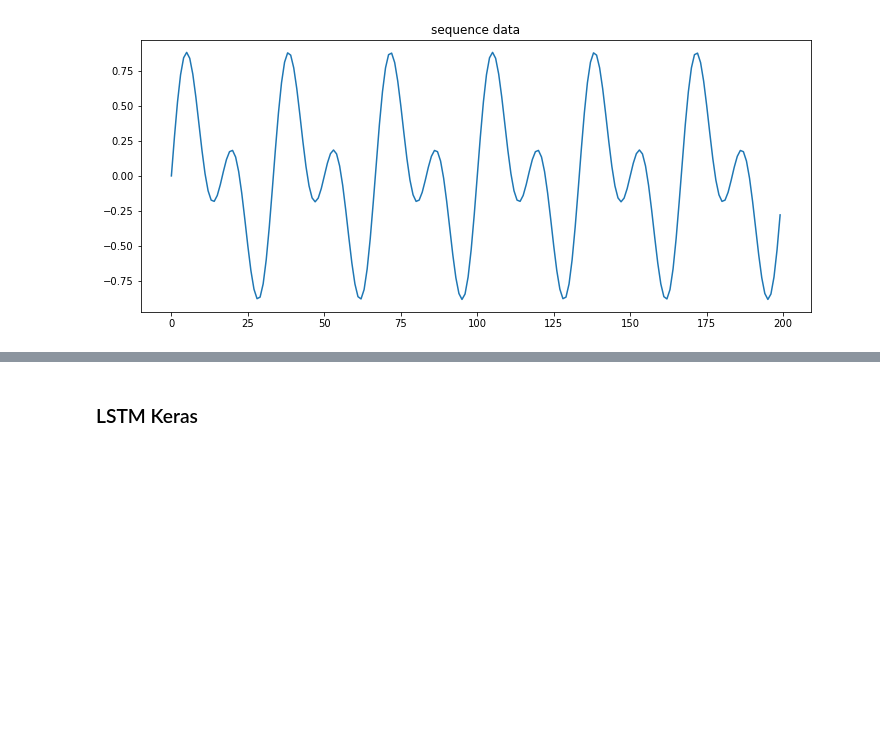
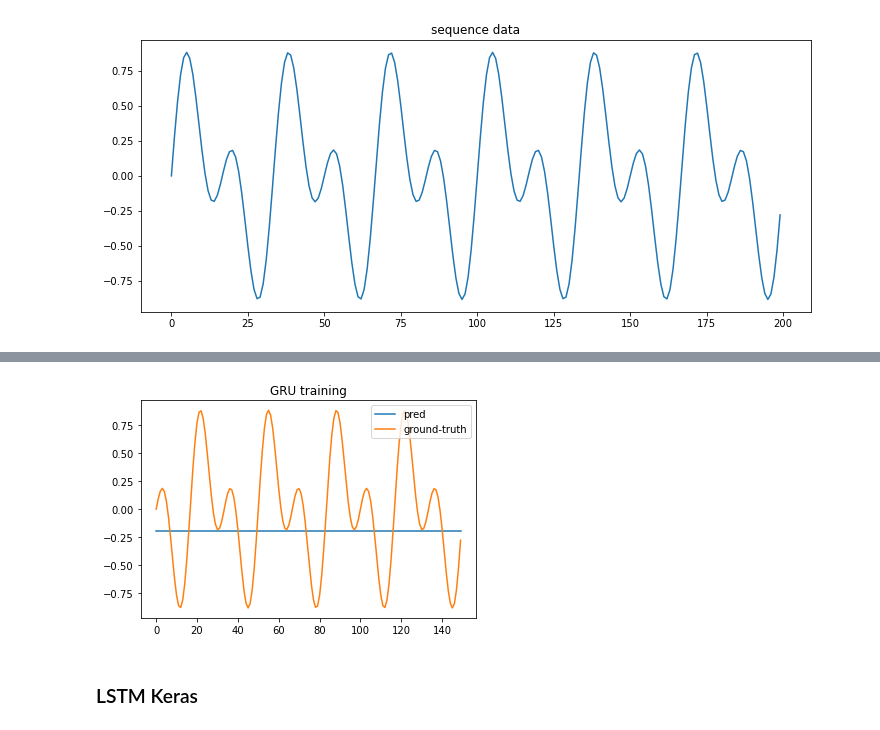
Before and after one commit to Locchuong96/machine-learning, a Jupyter notebook: Courses/GRU-LSTM.ipynb, the cells around one changed output, grey strips where cells are left out. Drawn from its saved outputs; the diff is of its cells as text; code cells hidden in the pictures; blank space fills up the shorter version.

```diff
--- a/Courses/GRU-LSTM.ipynb
+++ b/Courses/GRU-LSTM.ipynb
@@ -1415,3 +1611,13 @@ dLdb_f: (100, 1)
+# %%
+# predict
+preds = node.predict(X)
+plt.plot(preds,label = 'pred')
+plt.plot(Y,label = 'ground-truth')
+plt.title('GRU training')
+plt.legend()
+plt.show()
+# %% [output]
+[figure, added]
 # %% [markdown]
 ### LSTM Keras
 # %% [markdown]
```
Also changed, not shown: parts of 14 cells of this notebook.
